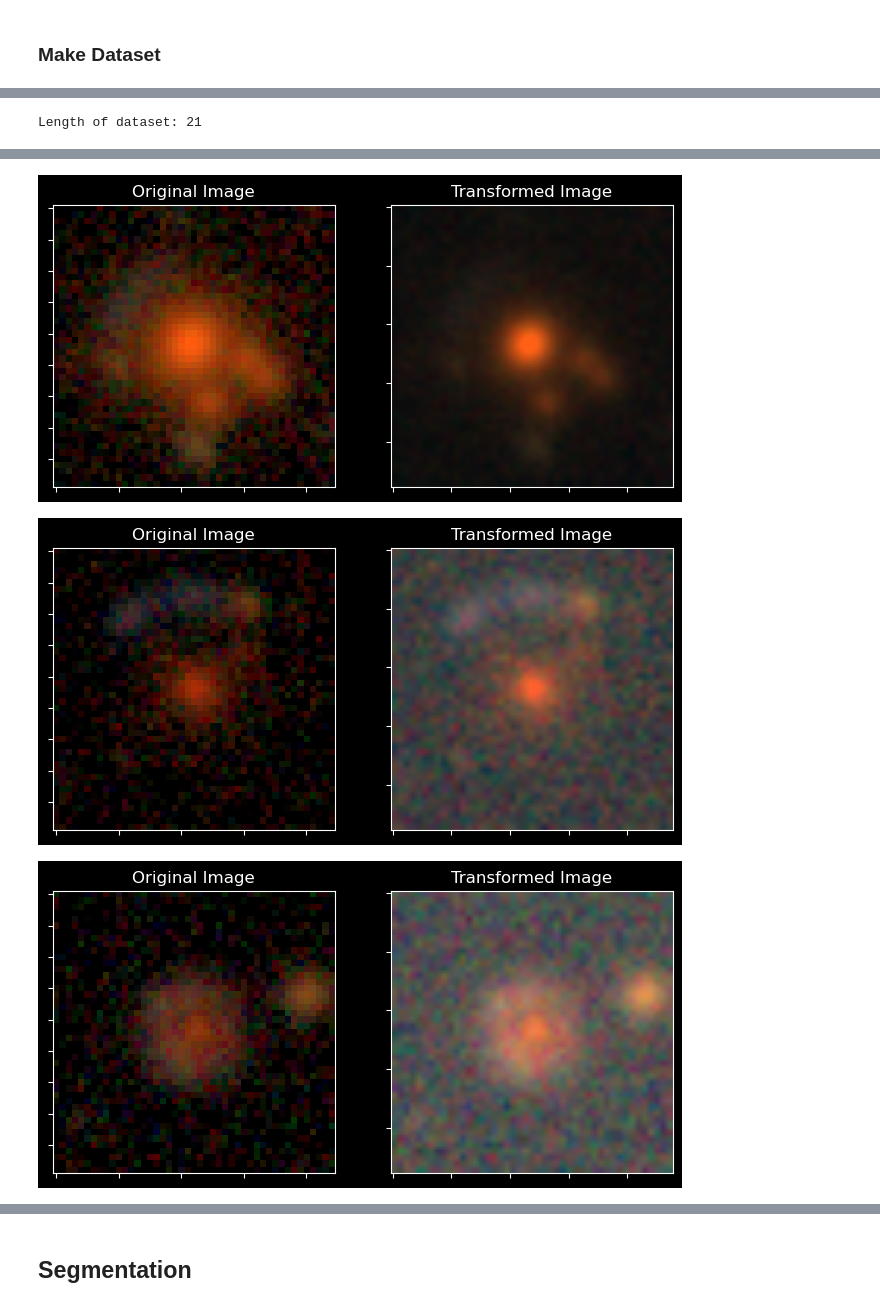
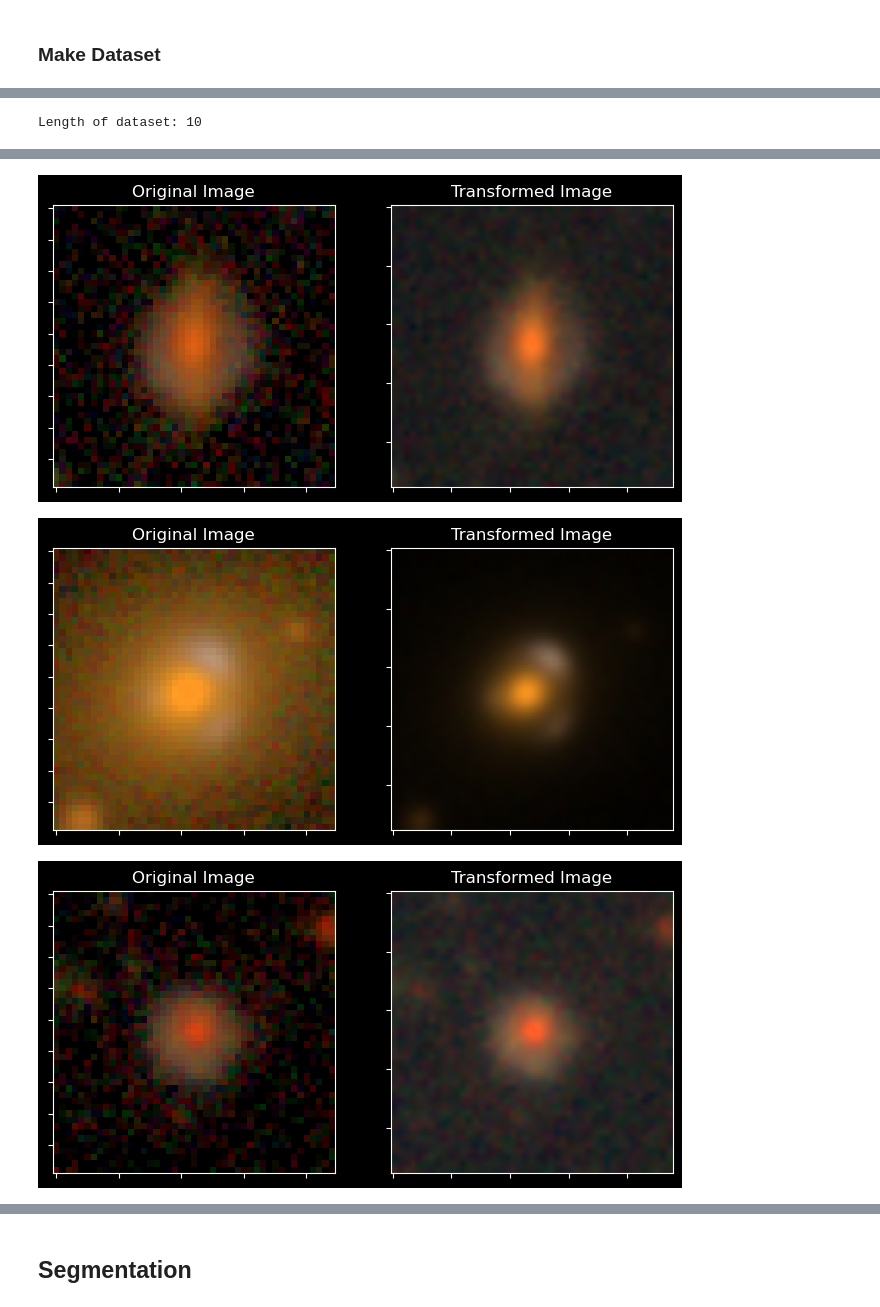
Before and after one commit to gilliancartwright/Image-Segmentation, a Jupyter notebook: Running-Segmentation.ipynb, the cells around one changed output, grey strips where cells are left out. Drawn from its saved outputs; the diff is of its cells as text; code cells hidden in the pictures.

```diff
--- a/Running-Segmentation.ipynb
+++ b/Running-Segmentation.ipynb
@@ -141,20 +142,21 @@ seed_everything(9)
 # if cluster:
 #     path = '/home/gcartwright/Segmentation/Image_Segmentation/' # OSG home
 # else:
-path = '/Users/gilliancartwright/Desktop/Research/Segmentation/Image-Segmentation/' # local
+path = '/Users/gilliancartwright/Desktop/Research/Segmentation/Image-Segmentation/Data/' # local
 
-npos = 21  # number of images TESTING
 num_workers = 0  # number of available CPUs
-# num_epochs = 8  # number of epochs TESTING
-num_classes = 3
+num_classes = 4
 
 # get data from fits file
-hdu_list = fits.open(path + 'candidates_complete.fits')
-idx = random.sample(range(npos), npos)  # TESTING (using all test data available)
-images = hdu_list[1].data[idx, 0:3]  # only want g,r,i bands not z
-data = pd.DataFrame(hdu_list[2].data[:][idx])
+hdu_list = fits.open(path + 'No_background.fits')
+images = hdu_list[1].data[:, 0:3]  # only want g,r,i bands not z
+data = pd.DataFrame(hdu_list[2].data[:])
 hdu_list.close()
+
+npos = len(images[:])  # number of images TESTING
 
 # check that data was loaded successfully
 print(images.shape)
+pd.set_option('display.max_columns', None)
+data.head()
 # %% [output]
@@ -171,7 +181,7 @@ test_dataset = Dataset(images=images, data=data, resize=resize_transform)
 print(f'Length of dataset: {len(test_dataset)}')
 
 if script == False:
-    for i in range(5):
+    for i in range(10):
         show_dataset(test_dataset, i)
 # %% [output]
-Length of dataset: 21
+Length of dataset: 10
@@ -179,3 +189,3 @@ Length of dataset: 21
-[figure, old version]
+[figure, new version]
-[figure, old version]
+[figure, new version]
-[figure, old version]
+[figure, new version]
```
Also changed, not shown: parts of 10 cells of this notebook, 2 other files.
